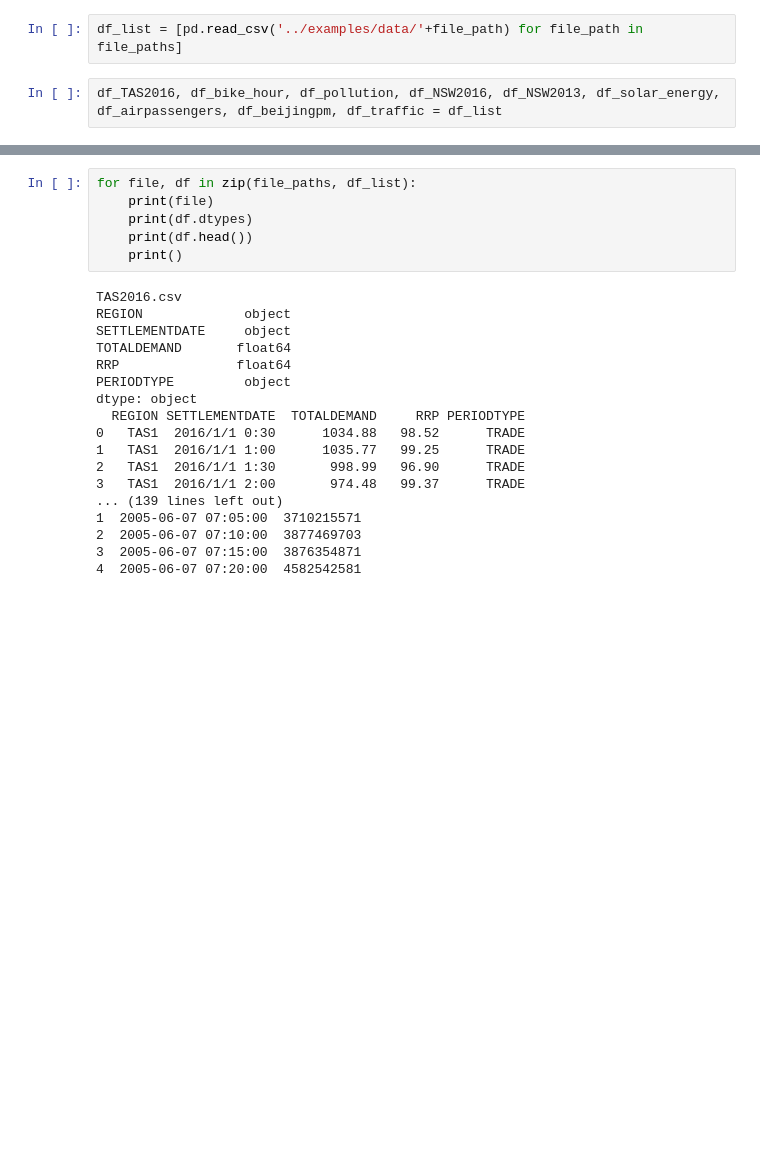
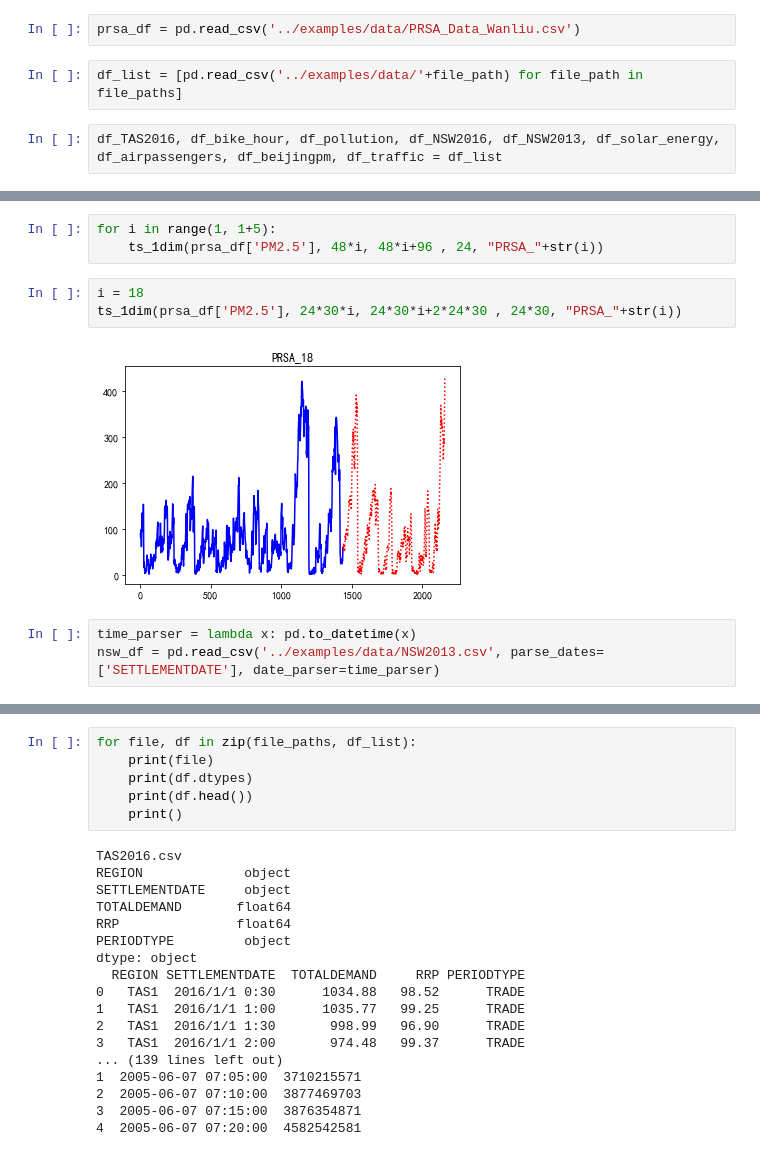
Before and after one commit to haohy/deepts_torch, a Jupyter notebook: notebooks/data_describe.ipynb, the cells around one changed output, grey strips where cells are left out. Drawn from its saved outputs; the diff is of its cells as text; blank space fills up the shorter version.

```diff
--- a/notebooks/data_describe.ipynb
+++ b/notebooks/data_describe.ipynb
@@ -26,6 +27,8 @@ file_paths
  'AirPassengers.csv',
  'beijing_pm25.csv',
  'traffic_data_in_bits.csv']
+# %%
+prsa_df = pd.read_csv('../examples/data/PRSA_Data_Wanliu.csv')
 # %%
 df_list = [pd.read_csv('../examples/data/'+file_path) for file_path in file_paths]
 # %%
@@ -46,0 +67,11 @@ def ts_1dim(series, idx_start, idx_end, n_after, title, fname=False):
+# %%
+for i in range(1, 1+5):
+    ts_1dim(prsa_df['PM2.5'], 48*i, 48*i+96 , 24, "PRSA_"+str(i))
+# %%
+i = 18
+ts_1dim(prsa_df['PM2.5'], 24*30*i, 24*30*i+2*24*30 , 24*30, "PRSA_"+str(i))
+# %% [output]
+[figure, added]
+# %%
+time_parser = lambda x: pd.to_datetime(x)
+nsw_df = pd.read_csv('../examples/data/NSW2013.csv', parse_dates=['SETTLEMENTDATE'], date_parser=time_parser)
```
Also changed, not shown: parts of 23 cells of this notebook, 48 other files.
